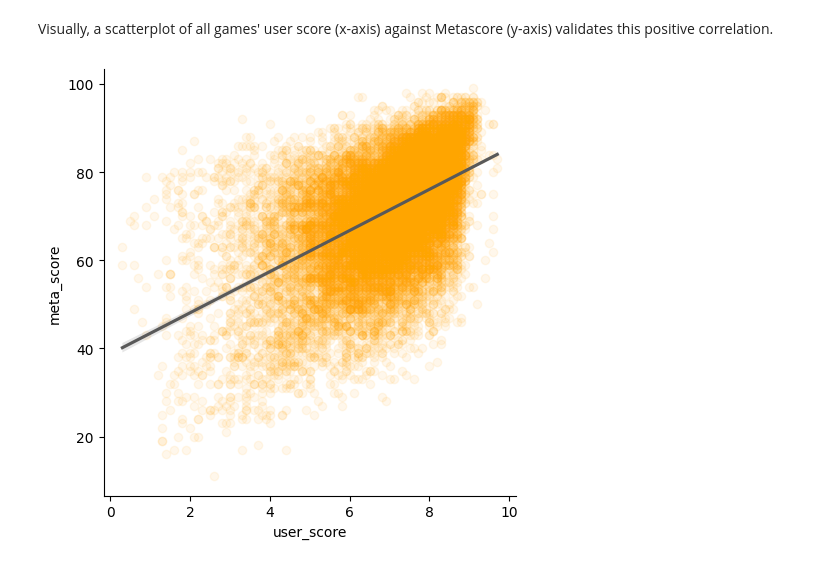
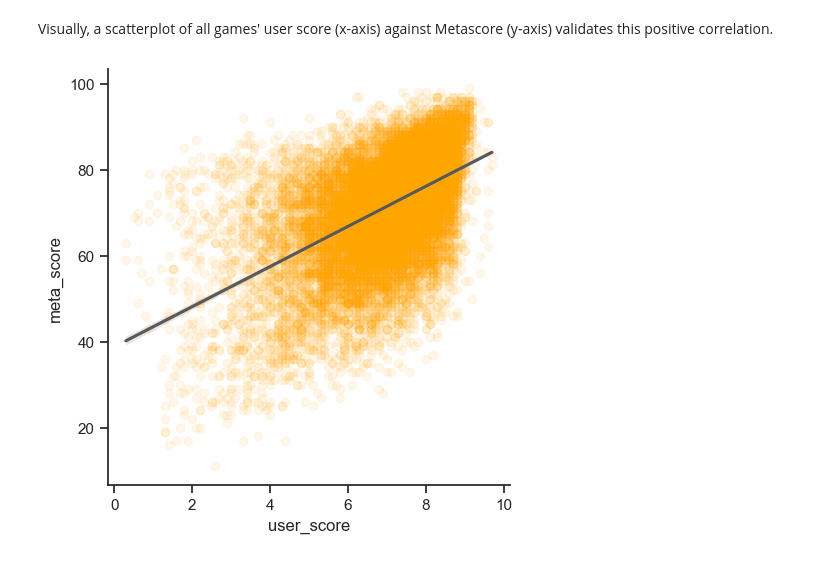
Before and after one commit to henrylin03/video-games, a Jupyter notebook: analysis.ipynb, the cells around one changed output. Drawn from its saved outputs; the diff is of its cells as text; code cells hidden in the pictures.

```diff
--- a/analysis.ipynb
+++ b/analysis.ipynb
@@ -390,14 +390,15 @@ Visually, a scatterplot of all games' user score (x-axis) against Metascore (y-a
 # %%
 import matplotlib.pyplot as plt
 import seaborn as sns
 
+sns.set(style="ticks")
 sns.lmplot(
     data=merged_df,
     x="user_score",
     y="meta_score",
     scatter_kws={"color": "orange", "alpha": 0.08},
-    line_kws={"color": "#595959"}
+    line_kws={"color": "#595959"},
 )
 plt.show()
 # %% [output]
-[figure, old version]
+[figure, new version]
```
Also changed, not shown: parts of 7 cells of this notebook.
